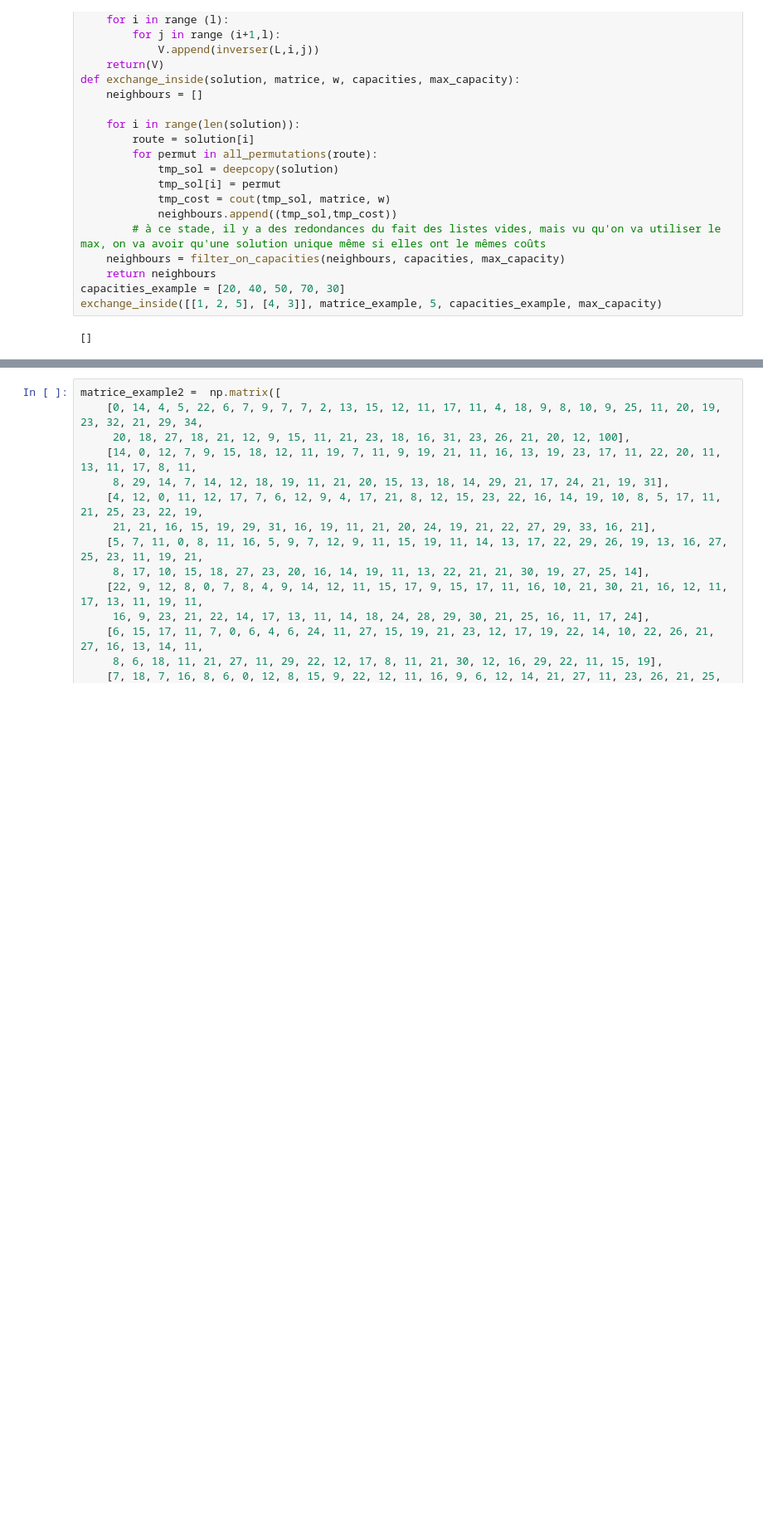
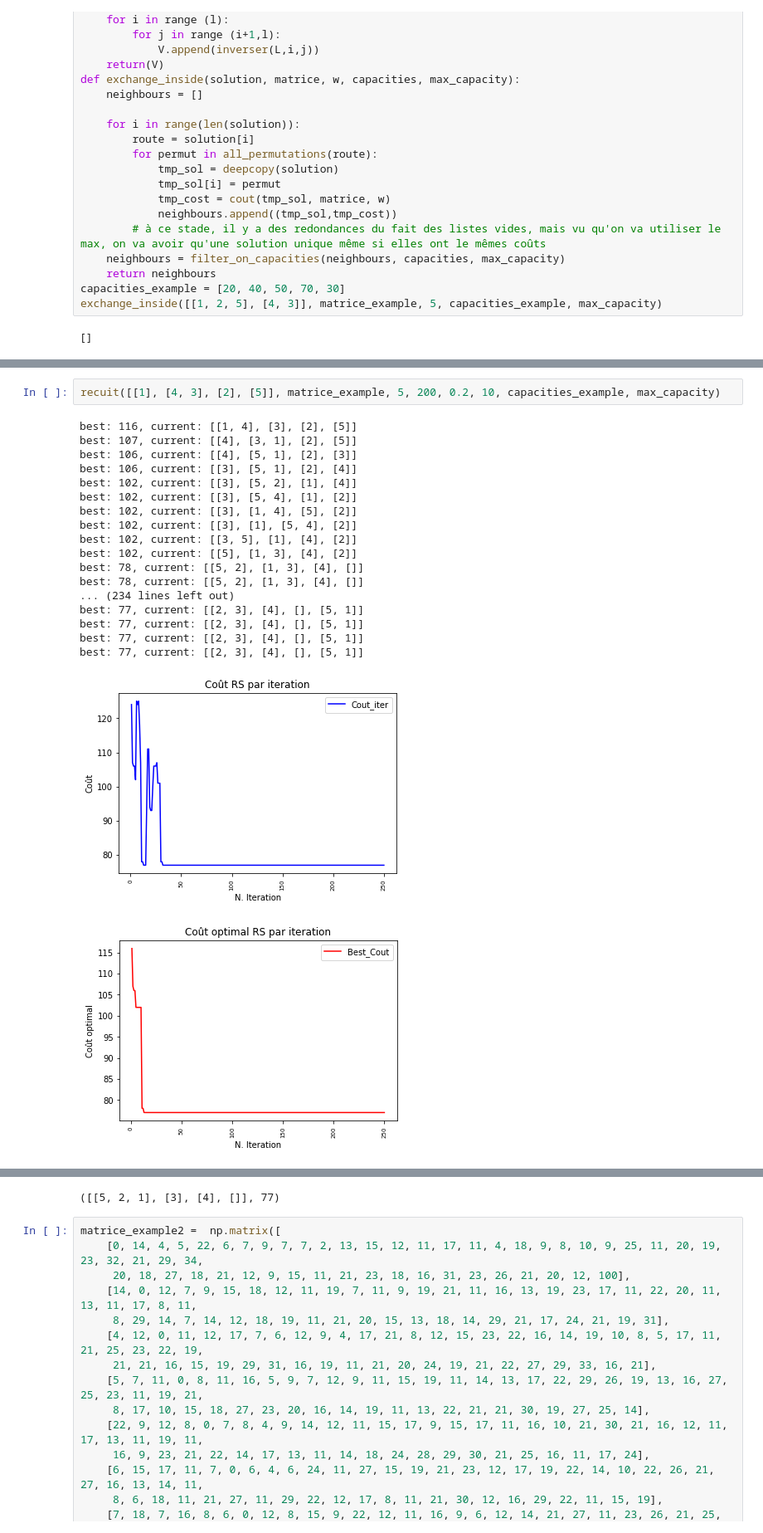
Before and after one commit to cedced19/ICO-fil-rouge, a Jupyter notebook: recuit/first-try-with-capacities.ipynb, the cells around one changed output, grey strips where cells are left out. Shown at 83% size. Cells and saved outputs as stored; diff of their text form; blank space fills up the shorter version.

Commit message:
capacite RS TB ajouter plot

```diff
--- a/recuit/first-try-with-capacities.ipynb
+++ b/recuit/first-try-with-capacities.ipynb
@@ -348,0 +381,22 @@ recuit([[1], [4, 3], [2], [5]], matrice_example, 5, 200, 0.2, 100, capacities_ex
+# %%
+recuit([[1], [4, 3], [2], [5]], matrice_example, 5, 200, 0.2, 10, capacities_example, max_capacity)
+# %% [output]
+best: 116, current: [[1, 4], [3], [2], [5]]
+best: 107, current: [[4], [3, 1], [2], [5]]
+best: 106, current: [[4], [5, 1], [2], [3]]
+best: 106, current: [[3], [5, 1], [2], [4]]
+best: 102, current: [[3], [5, 2], [1], [4]]
+best: 102, current: [[3], [5, 4], [1], [2]]
+best: 102, current: [[3], [1, 4], [5], [2]]
+best: 102, current: [[3], [1], [5, 4], [2]]
+best: 102, current: [[3, 5], [1], [4], [2]]
+best: 102, current: [[5], [1, 3], [4], [2]]
+best: 78, current: [[5, 2], [1, 3], [4], []]
+best: 78, current: [[5, 2], [1, 3], [4], []]
+... (234 lines left out)
+best: 77, current: [[2, 3], [4], [], [5, 1]]
+best: 77, current: [[2, 3], [4], [], [5, 1]]
+best: 77, current: [[2, 3], [4], [], [5, 1]]
+best: 77, current: [[2, 3], [4], [], [5, 1]]
+[figure, added]
+[figure, added]
@@ -349,3 +405,4 @@ recuit([[1], [4, 3], [2], [5]], matrice_example, 5, 200, 0.2, 100, capacities_ex
+([[5, 2, 1], [3], [4], []], 77)
 # %%
 matrice_example2 =  np.matrix([
     [0, 14, 4, 5, 22, 6, 7, 9, 7, 7, 2, 13, 15, 12, 11, 17, 11, 4, 18, 9, 8, 10, 9, 25, 11, 20, 19, 23, 32, 21, 29, 34,
```
Also changed, not shown: parts of 6 cells of this notebook, 2 other files.
